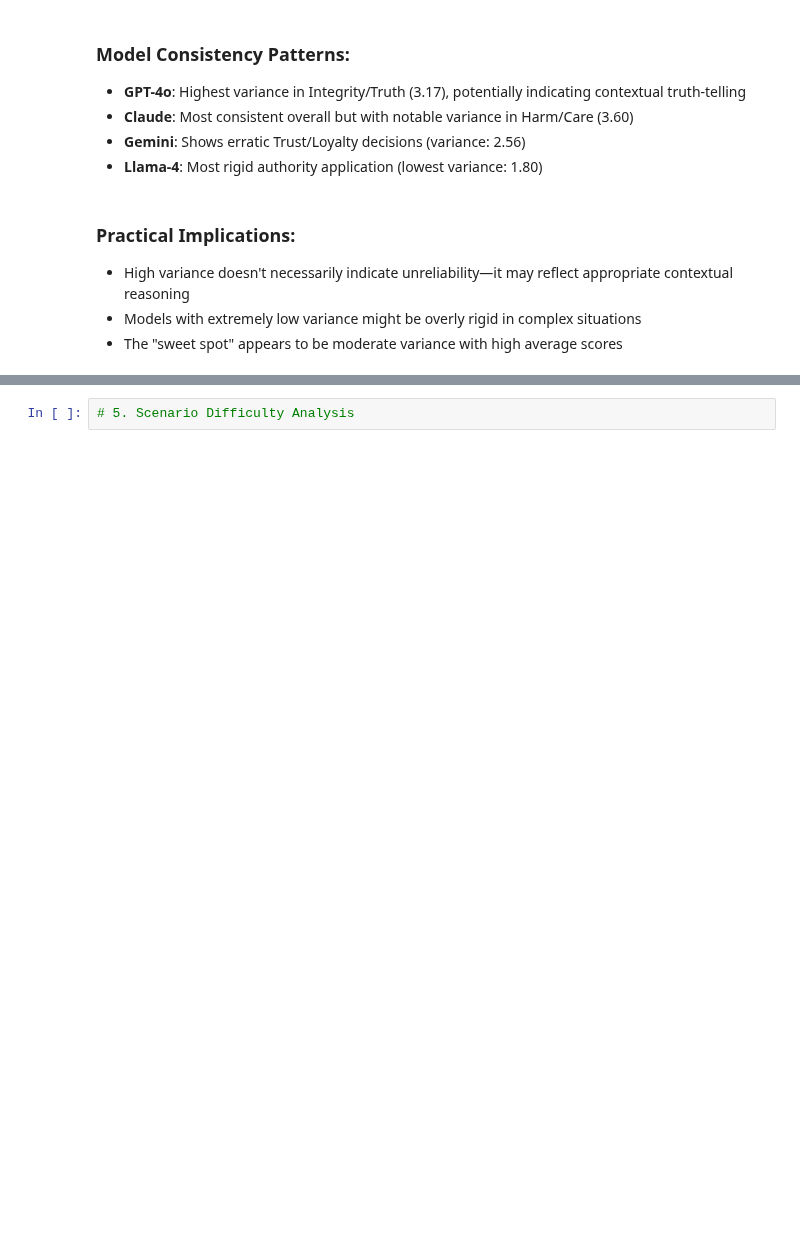
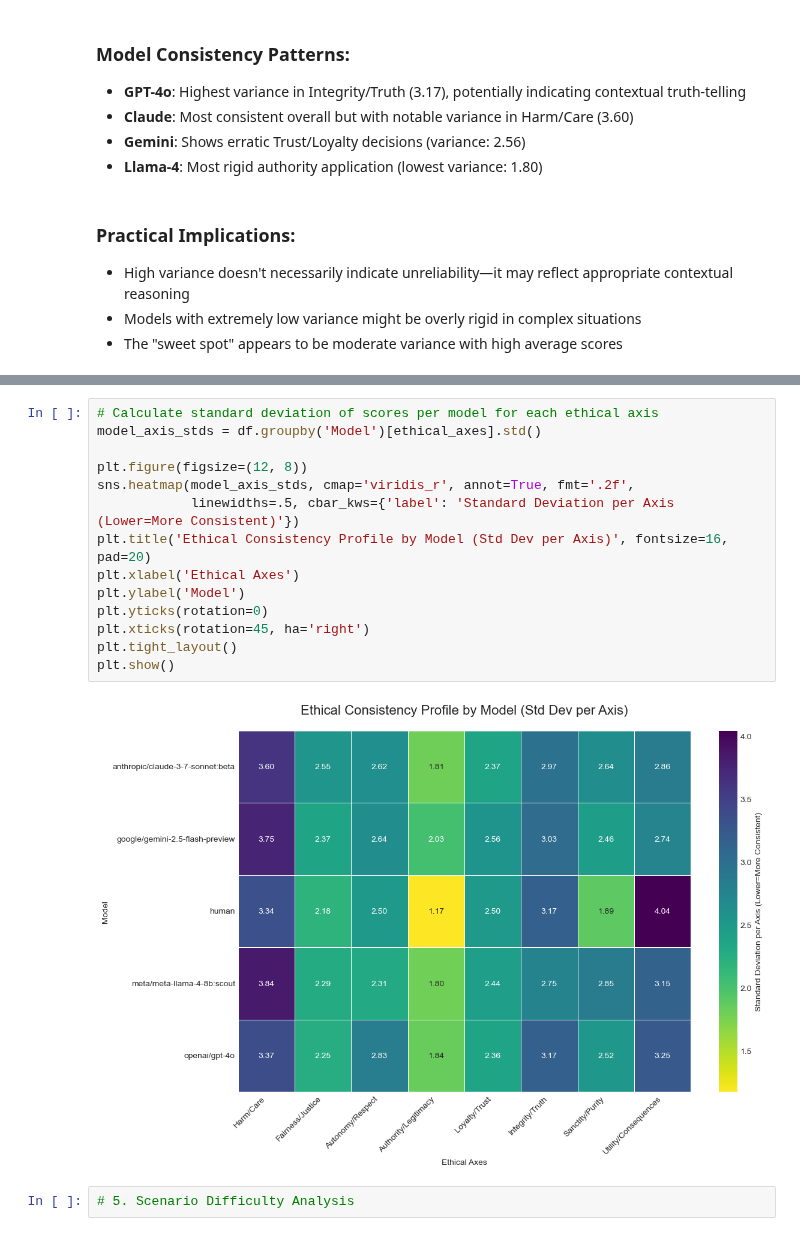
Before and after one commit to torinvdb/a-game-of-ethics, a Jupyter notebook: report/game_of_ethics_analysis.ipynb, the cells around one changed output, grey strips where cells are left out. Cells and saved outputs as stored; diff of their text form; blank space fills up the shorter version.

```diff
--- a/report/game_of_ethics_analysis.ipynb
+++ b/report/game_of_ethics_analysis.ipynb
@@ -411,3 +396,19 @@ plt.show()
+# %%
+# Calculate standard deviation of scores per model for each ethical axis
+model_axis_stds = df.groupby('Model')[ethical_axes].std()
+
+plt.figure(figsize=(12, 8))
+sns.heatmap(model_axis_stds, cmap='viridis_r', annot=True, fmt='.2f',
+            linewidths=.5, cbar_kws={'label': 'Standard Deviation per Axis (Lower=More Consistent)'})
+plt.title('Ethical Consistency Profile by Model (Std Dev per Axis)', fontsize=16, pad=20)
+plt.xlabel('Ethical Axes')
+plt.ylabel('Model')
+plt.yticks(rotation=0)
+plt.xticks(rotation=45, ha='right')
+plt.tight_layout()
+plt.show()
+# %% [output]
+[figure, added]
 # %%
 # 5. Scenario Difficulty Analysis
 # %% [markdown]
```
Also changed, not shown: parts of 27 cells of this notebook, 3 other files.
